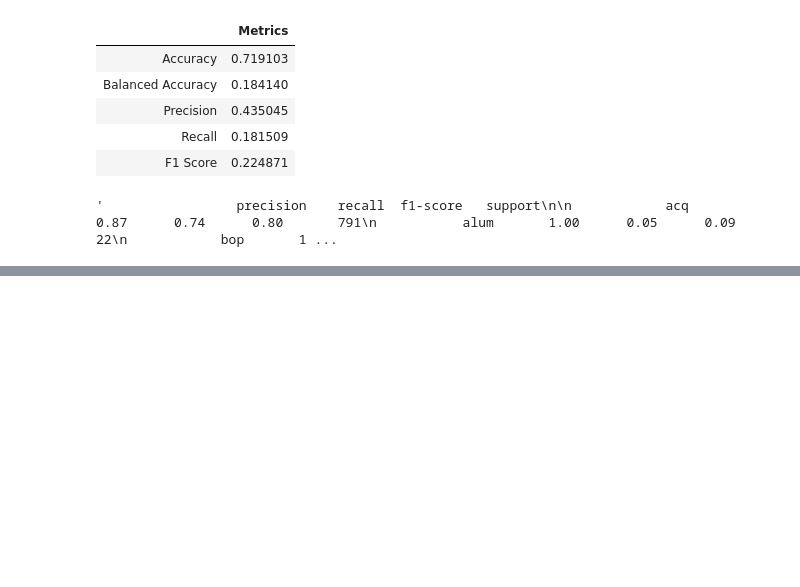
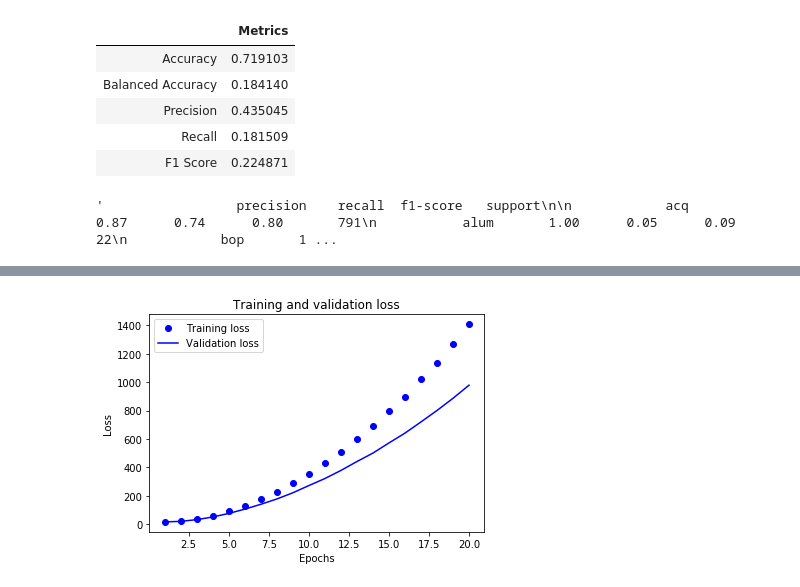
Before and after one commit to ssantic/Schibsted-Homework, a Jupyter notebook: SchibstedNLP-Srdjan_Santic.ipynb, the cells around one changed output, grey strips where cells are left out. Saved outputs shown, nothing was run; the diff lists cells and outputs as text; code cells hidden in the pictures; blank space fills up the shorter version.

Commit message:
Finish Keras networks.

```diff
--- a/SchibstedNLP-Srdjan_Santic.ipynb
+++ b/SchibstedNLP-Srdjan_Santic.ipynb
@@ -243,3 +244,15 @@ metrics_df
 classification_report(y_test, rfc_preds)
 # %% [output]
 '                 precision    recall  f1-score   support\n\n            acq       0.87      0.74      0.80       791\n           alum       1.00      0.05      0.09        22\n            bop       1 ...
+# %%
+# Data preparation for Deep Neural Networks
+
+# We can't pass in data frames into Keras layers, but rather NumPy arrays
+
+X_train = X_train.values
+X_test = X_test.values
+
+# We need to one-hot encode the labels
+one_hot = MultiLabelBinarizer()
+y_test = one_hot.fit_transform(y_test)
+y_train = one_hot.fit_transform(y_train)
@@ -245,0 +348,19 @@ classification_report(y_test, rfc_preds)
+# %%
+model = models.Sequential()
+model.add(layers.Dense(64, activation='relu', input_shape=(7834,)))
+model.add(layers.Dropout(0.5))
+model.add(layers.Dense(64, activation='relu'))
+model.add(layers.Dropout(0.5))
+model.add(layers.Dense(27, activation='softmax'))
+# %%
+NumEpochs = 20
+BatchSize = 512
+
+model.compile(optimizer='rmsprop', loss='categorical_crossentropy', metrics=['accuracy'])
+history = model.fit(X_train, y_train, epochs=NumEpochs, batch_size=BatchSize, validation_data=(X_test, y_test))
+
+results = model.evaluate(X_test, y_test)
+print("Test Loss and Accuracy")
+print("results ", results)
+
+history_dict = history.history
@@ -245,0 +385,16 @@ classification_report(y_test, rfc_preds)
+# %%
+# VALIDATION LOSS curves
+
+plt.clf()
+loss = history.history['loss']
+val_loss = history.history['val_loss']
+epochs = range(1, len(loss) + 1)
+plt.plot(epochs, loss, 'bo', label='Training loss')
+plt.plot(epochs, val_loss, 'b', label='Validation loss')
+plt.title('Training and validation loss')
+plt.xlabel('Epochs')
+plt.ylabel('Loss')
+plt.legend()
+plt.show()
+# %% [output]
+[figure, added]
```
Also changed, not shown: parts of 13 cells of this notebook.
